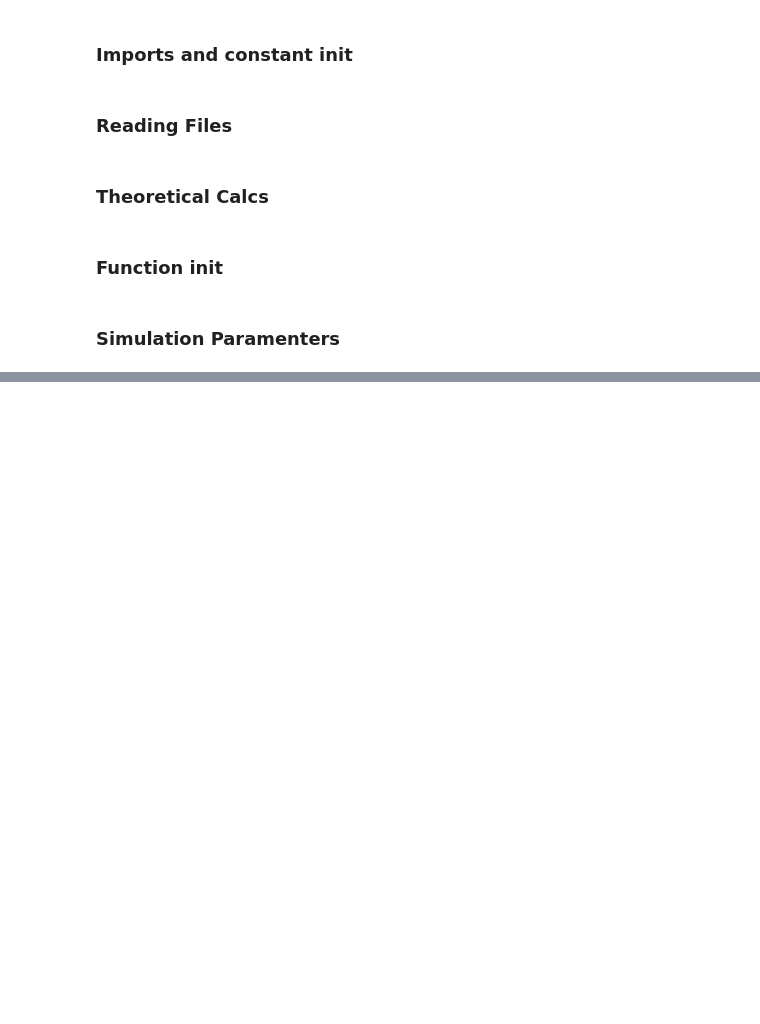
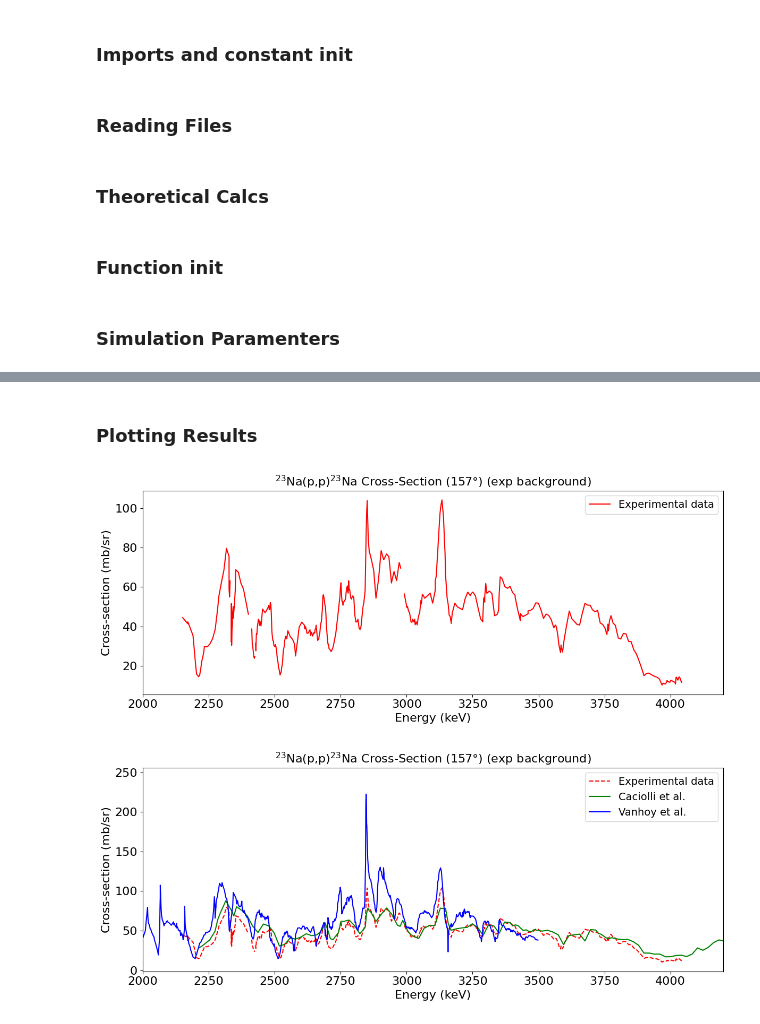
Before and after one commit to SnowdasNeves/gaussian-spectra-analyser, a Jupyter notebook: spectra_analyzer.ipynb, the cells around one changed output, grey strips where cells are left out. Saved outputs shown, nothing was run; the diff lists cells and outputs as text; code cells hidden in the pictures; blank space fills up the shorter version.

Commit message:
added standalone graph

```diff
--- a/spectra_analyzer.ipynb
+++ b/spectra_analyzer.ipynb
@@ -511,0 +477,63 @@ if __name__ == "__main__":
+# %% [markdown]
+### Plotting Results
+# %%
+df_sample_output.to_csv(
+    os.path.join(
+        r"C:\Users\diogo\Documents\Repos\gaussian-spectra-analyser", "output.csv"
+    ),
+    sep=";",
+)
+df_sample_output_sorted = df_sample_output.sort_values(
+    by="energy", ascending=True
+)  # Sorts by ascending energy
+
+# Plotting final excitation function graph
+Caciolli_x, Caciolli_y, Vanhoy_x, Vanhoy_y = read_comp_files()
+
+plt.figure(figsize=(12, 5))
+
+plt.plot(
+    df_sample_output_sorted["energy"],
+    df_sample_output_sorted["Na cross-section"],
+    label="Experimental data",
+    color="r",
+)
+plt.title(
+    r"$^{23}$Na(p,p)$^{23}$Na Cross-Section (157$\degree$) (exp background)",
+    fontsize=16,
+)
+plt.legend(fontsize=14)
+plt.xlabel("Energy (keV)", fontsize=16)
+plt.ylabel("Cross-section (mb/sr)", fontsize=16)
+plt.xticks(fontsize=16)
+plt.yticks(fontsize=16)
+plt.xlim(left=2000, right=4200)
+plt.tight_layout()
+plt.show()
+
+plt.figure(figsize=(12, 5))
+
+plt.plot(
+    df_sample_output_sorted["energy"],
+    df_sample_output_sorted["Na cross-section"],
+    label="Experimental data",
+    linestyle="--",
+    color="r",
+)
+plt.plot(Caciolli_x, Caciolli_y, label="Caciolli et al.", color="g")
+plt.plot(Vanhoy_x, Vanhoy_y, label="Vanhoy et al.", color="b")
+plt.title(
+    r"$^{23}$Na(p,p)$^{23}$Na Cross-Section (157$\degree$) (exp background)",
+    fontsize=16,
+)
+plt.legend(fontsize=14)
+plt.xlabel("Energy (keV)", fontsize=16)
+plt.ylabel("Cross-section (mb/sr)", fontsize=16)
+plt.xticks(fontsize=16)
+plt.yticks(fontsize=16)
+plt.xlim(left=2000, right=4200)
+plt.tight_layout()
+plt.show()
+# %% [output]
+[figure, added]
+[figure, added]
```
Also changed, not shown: parts of 4 cells of this notebook.
